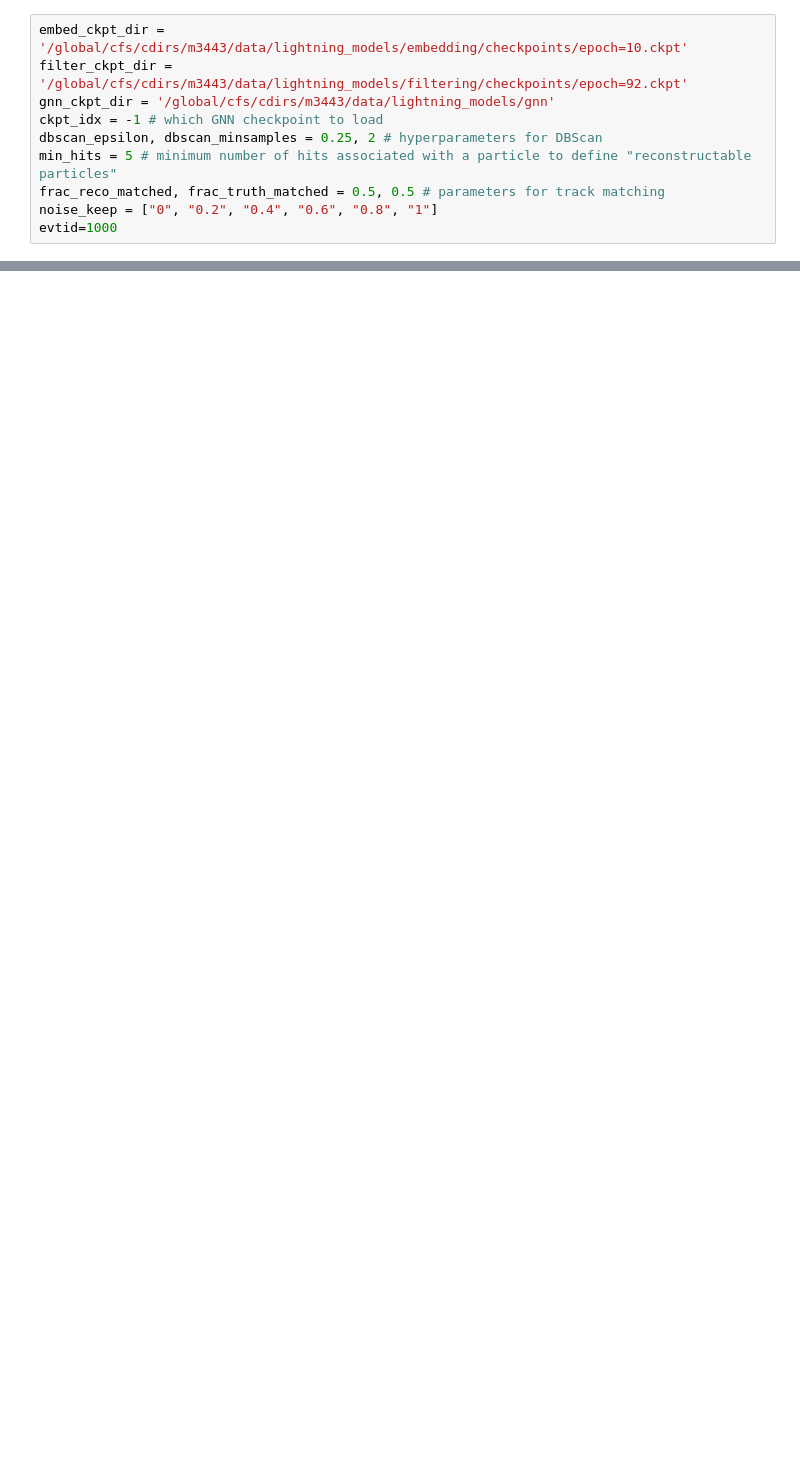
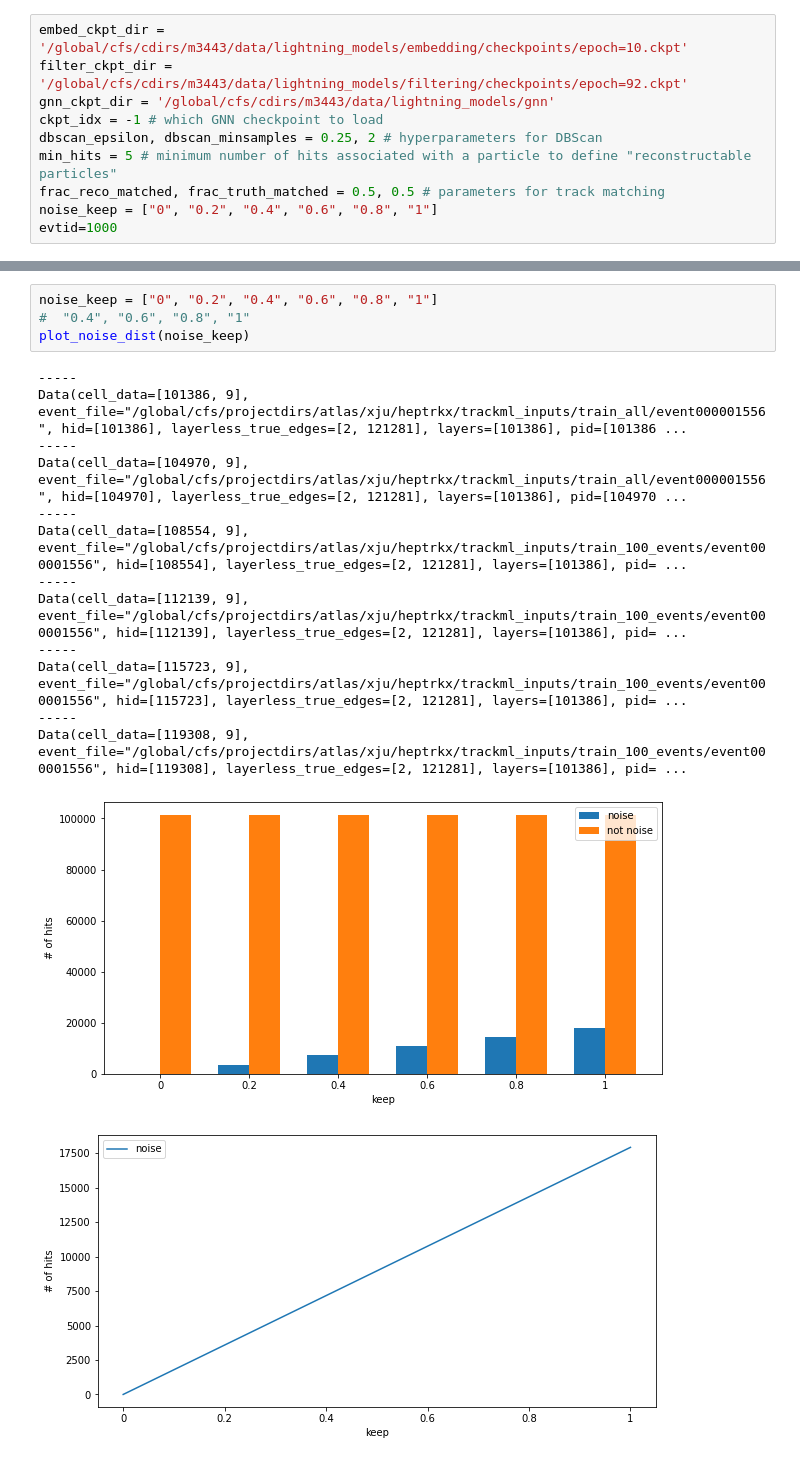
Before and after one commit to caditi97/exatrkx-iml2020, a Jupyter notebook: notebooks/track_eff.ipynb, the cells around one changed output, grey strips where cells are left out. Drawn from its saved outputs; the diff is of its cells as text; blank space fills up the shorter version.

```diff
--- a/notebooks/track_eff.ipynb
+++ b/notebooks/track_eff.ipynb
@@ -28,0 +128,19 @@ evtid=1000
+# %%
+noise_keep = ["0", "0.2", "0.4", "0.6", "0.8", "1"]
+#  "0.4", "0.6", "0.8", "1"
+plot_noise_dist(noise_keep)
+# %% [output]
+-----
+Data(cell_data=[101386, 9], event_file="/global/cfs/projectdirs/atlas/xju/heptrkx/trackml_inputs/train_all/event000001556", hid=[101386], layerless_true_edges=[2, 121281], layers=[101386], pid=[101386 ...
+-----
+Data(cell_data=[104970, 9], event_file="/global/cfs/projectdirs/atlas/xju/heptrkx/trackml_inputs/train_all/event000001556", hid=[104970], layerless_true_edges=[2, 121281], layers=[101386], pid=[104970 ...
+-----
+Data(cell_data=[108554, 9], event_file="/global/cfs/projectdirs/atlas/xju/heptrkx/trackml_inputs/train_100_events/event000001556", hid=[108554], layerless_true_edges=[2, 121281], layers=[101386], pid= ...
+-----
+Data(cell_data=[112139, 9], event_file="/global/cfs/projectdirs/atlas/xju/heptrkx/trackml_inputs/train_100_events/event000001556", hid=[112139], layerless_true_edges=[2, 121281], layers=[101386], pid= ...
+-----
+Data(cell_data=[115723, 9], event_file="/global/cfs/projectdirs/atlas/xju/heptrkx/trackml_inputs/train_100_events/event000001556", hid=[115723], layerless_true_edges=[2, 121281], layers=[101386], pid= ...
+-----
+Data(cell_data=[119308, 9], event_file="/global/cfs/projectdirs/atlas/xju/heptrkx/trackml_inputs/train_100_events/event000001556", hid=[119308], layerless_true_edges=[2, 121281], layers=[101386], pid= ...
+[figure, added]
+[figure, added]
```
Also changed, not shown: parts of 22 cells of this notebook, 7 other files.
